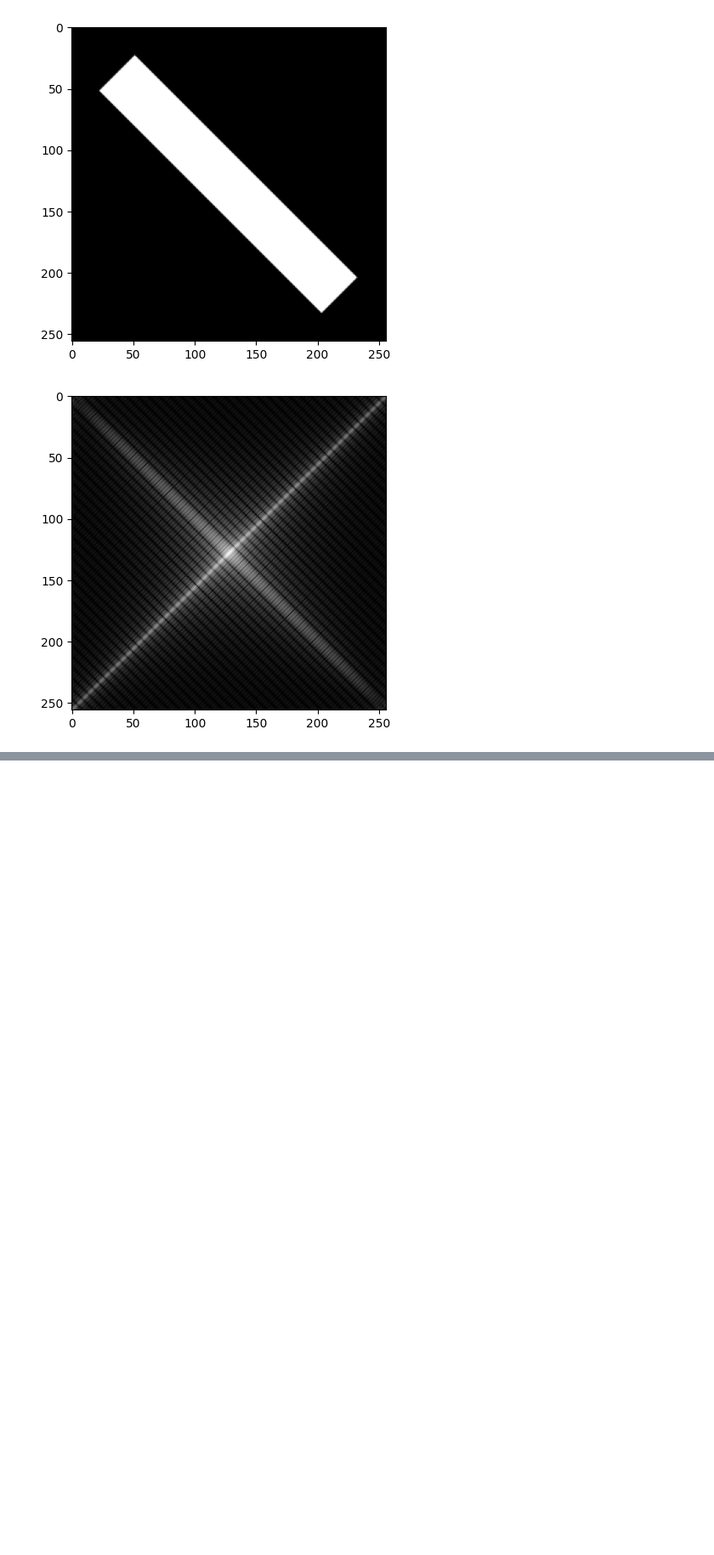
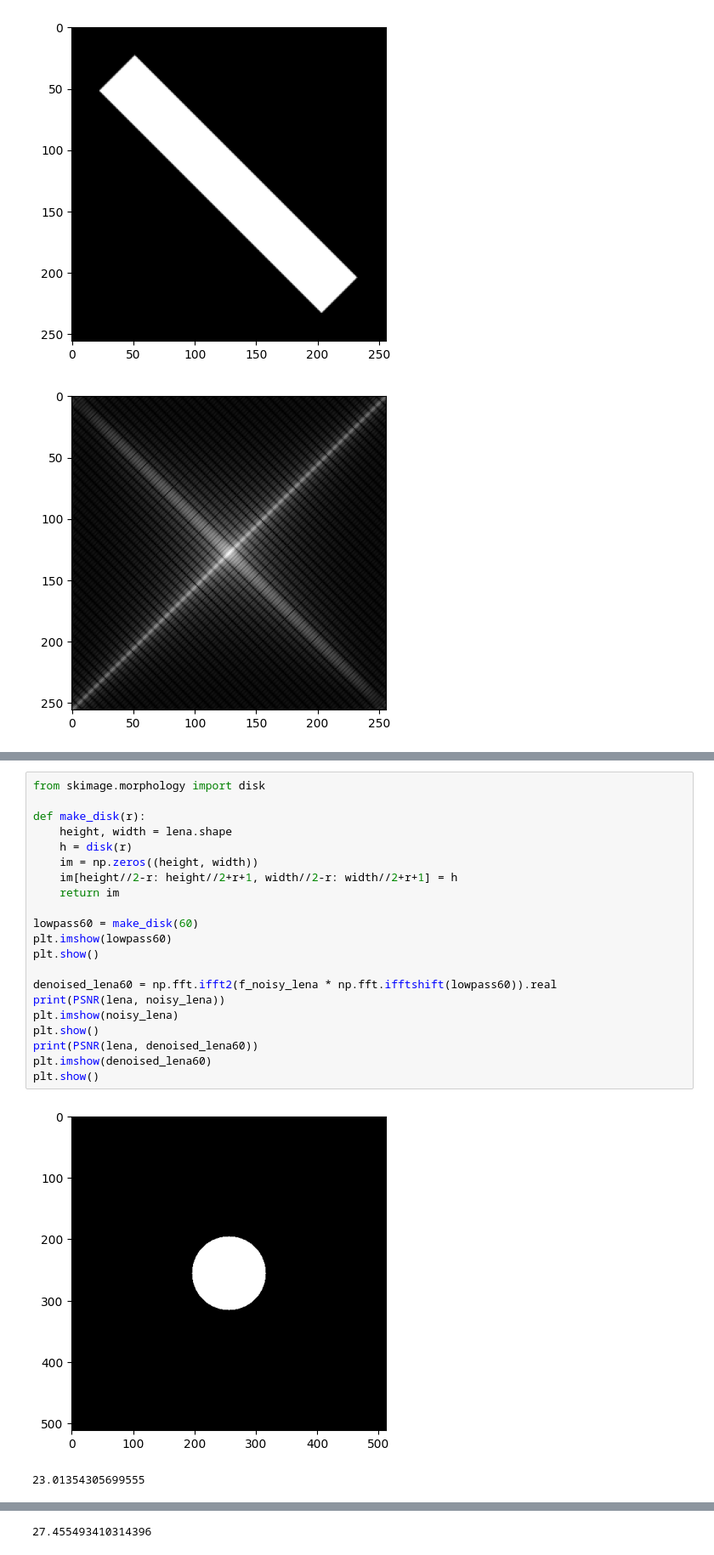
Before and after one commit to sarahmacintosh/syde575-lab, a Jupyter notebook: lab3.ipynb, the cells around one changed output, grey strips where cells are left out. Shown at 85% size. Cells and saved outputs as stored; diff of their text form; blank space fills up the shorter version.

```diff
--- a/lab3.ipynb
+++ b/lab3.ipynb
@@ -54,0 +93,24 @@ plt.show()
+# %%
+from skimage.morphology import disk
+
+def make_disk(r):
+    height, width = lena.shape
+    h = disk(r)
+    im = np.zeros((height, width))
+    im[height//2-r: height//2+r+1, width//2-r: width//2+r+1] = h
+    return im
+
+lowpass60 = make_disk(60)
+plt.imshow(lowpass60)
+plt.show()
+
+denoised_lena60 = np.fft.ifft2(f_noisy_lena * np.fft.ifftshift(lowpass60)).real
+print(PSNR(lena, noisy_lena))
+plt.imshow(noisy_lena)
+plt.show()
+print(PSNR(lena, denoised_lena60))
+plt.imshow(denoised_lena60)
+plt.show()
+# %% [output]
+[figure, added]
+23.01354305699555
@@ -54,0 +118 @@ plt.show()
+27.455493410314396
```
Also changed, not shown: parts of 15 cells of this notebook.
